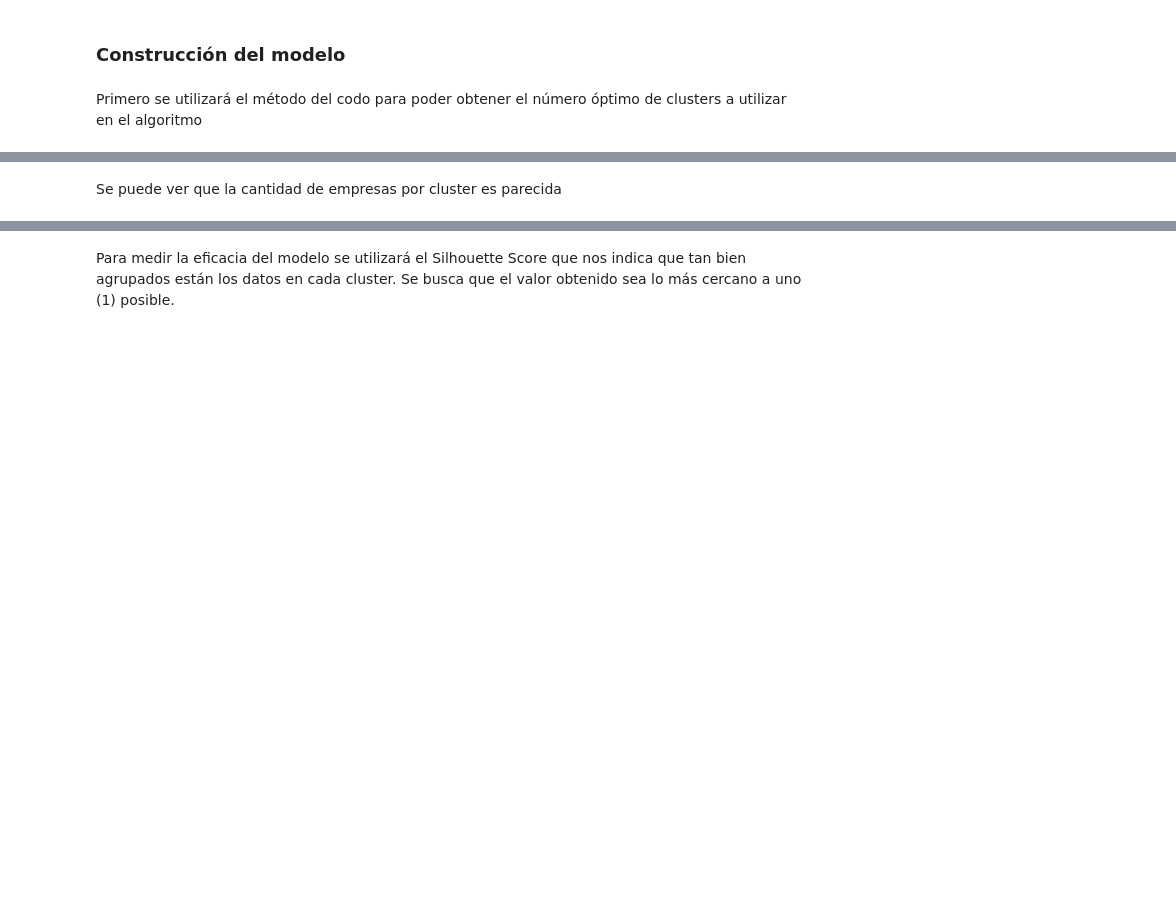
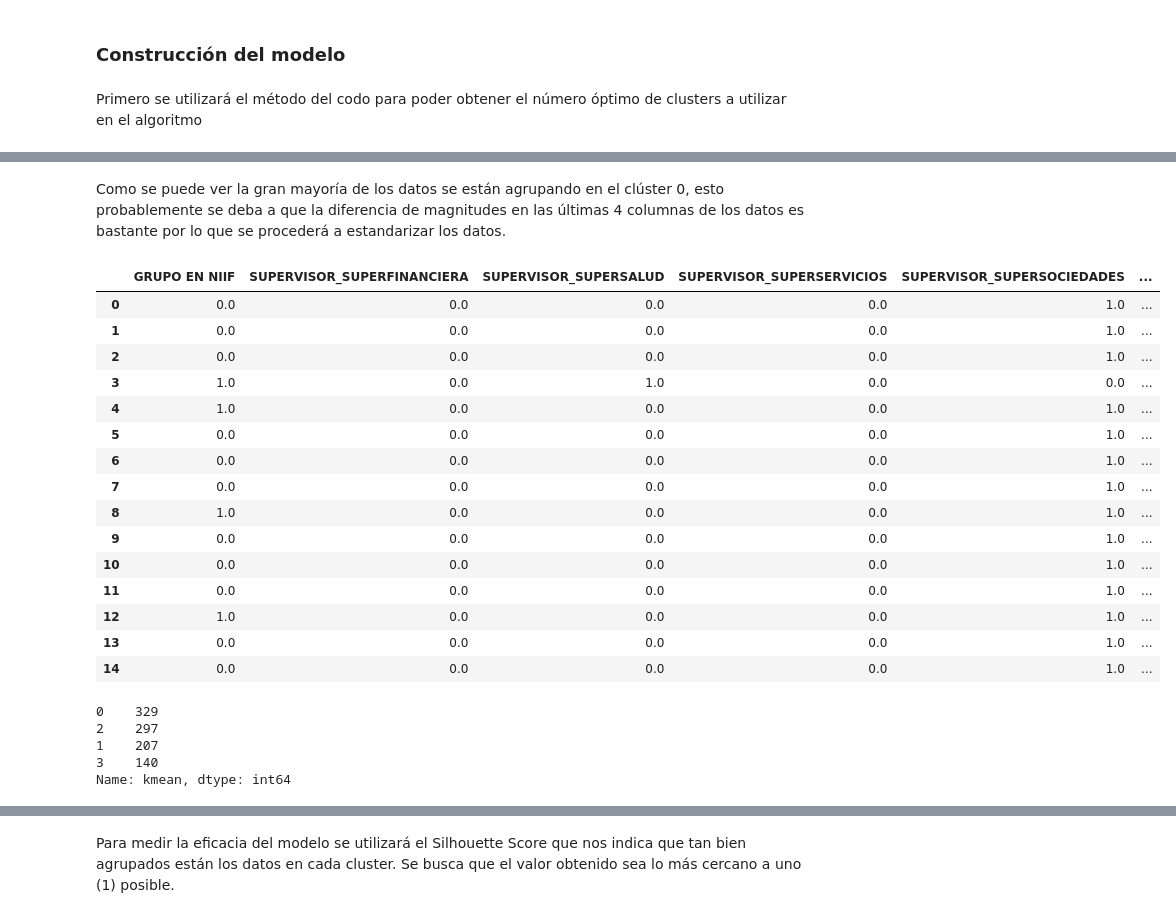
Before and after one commit to JESUSDAVIDBARRIOS/repo_labs_BI, a Jupyter notebook: lab2/K-means.ipynb, the cells around one changed output, grey strips where cells are left out. Cells and saved outputs as stored; diff of their text form; code cells hidden in the pictures; blank space fills up the shorter version.

```diff
--- a/lab2/K-means.ipynb
+++ b/lab2/K-means.ipynb
@@ -76,4 +89,35 @@ df['kmean'].value_counts()
 Name: kmean, dtype: int64
-# %% [markdown]
-Se puede ver que la cantidad de empresas por cluster es parecida
+# %% [markdown]
+Como se puede ver la gran mayoría de los datos se están agrupando en el clúster 0, esto probablemente se deba a que la diferencia de magnitudes en las últimas 4 columnas de los datos es bastante por lo que se procederá a estandarizar los datos.
+# %%
+df.head(15)
+# %% [output]
+|  | GRUPO EN NIIF | SUPERVISOR_SUPERFINANCIERA | SUPERVISOR_SUPERSALUD | SUPERVISOR_SUPERSERVICIOS | SUPERVISOR_SUPERSOCIEDADES | ... |
+| 0 | 0.0 | 0.0 | 0.0 | 0.0 | 1.0 | ... |
+| 1 | 0.0 | 0.0 | 0.0 | 0.0 | 1.0 | ... |
+| 2 | 0.0 | 0.0 | 0.0 | 0.0 | 1.0 | ... |
+| 3 | 1.0 | 0.0 | 1.0 | 0.0 | 0.0 | ... |
+| 4 | 1.0 | 0.0 | 0.0 | 0.0 | 1.0 | ... |
+| 5 | 0.0 | 0.0 | 0.0 | 0.0 | 1.0 | ... |
+| 6 | 0.0 | 0.0 | 0.0 | 0.0 | 1.0 | ... |
+| 7 | 0.0 | 0.0 | 0.0 | 0.0 | 1.0 | ... |
+| 8 | 1.0 | 0.0 | 0.0 | 0.0 | 1.0 | ... |
+| 9 | 0.0 | 0.0 | 0.0 | 0.0 | 1.0 | ... |
+| 10 | 0.0 | 0.0 | 0.0 | 0.0 | 1.0 | ... |
+| 11 | 0.0 | 0.0 | 0.0 | 0.0 | 1.0 | ... |
+| 12 | 1.0 | 0.0 | 0.0 | 0.0 | 1.0 | ... |
+| 13 | 0.0 | 0.0 | 0.0 | 0.0 | 1.0 | ... |
+| 14 | 0.0 | 0.0 | 0.0 | 0.0 | 1.0 | ... |
+# %%
+kmeans = KMeans(n_clusters= 4)
+kmeans.fit(df.iloc[:,:])
+y_kmeans = kmeans.predict(df)
+df['kmean'] = kmeans.labels_
+df['kmean'].value_counts()
+# %% [output]
+0    329
+2    297
+1    207
+3    140
+Name: kmean, dtype: int64
 # %%
```
Also changed, not shown: parts of 13 cells of this notebook.
